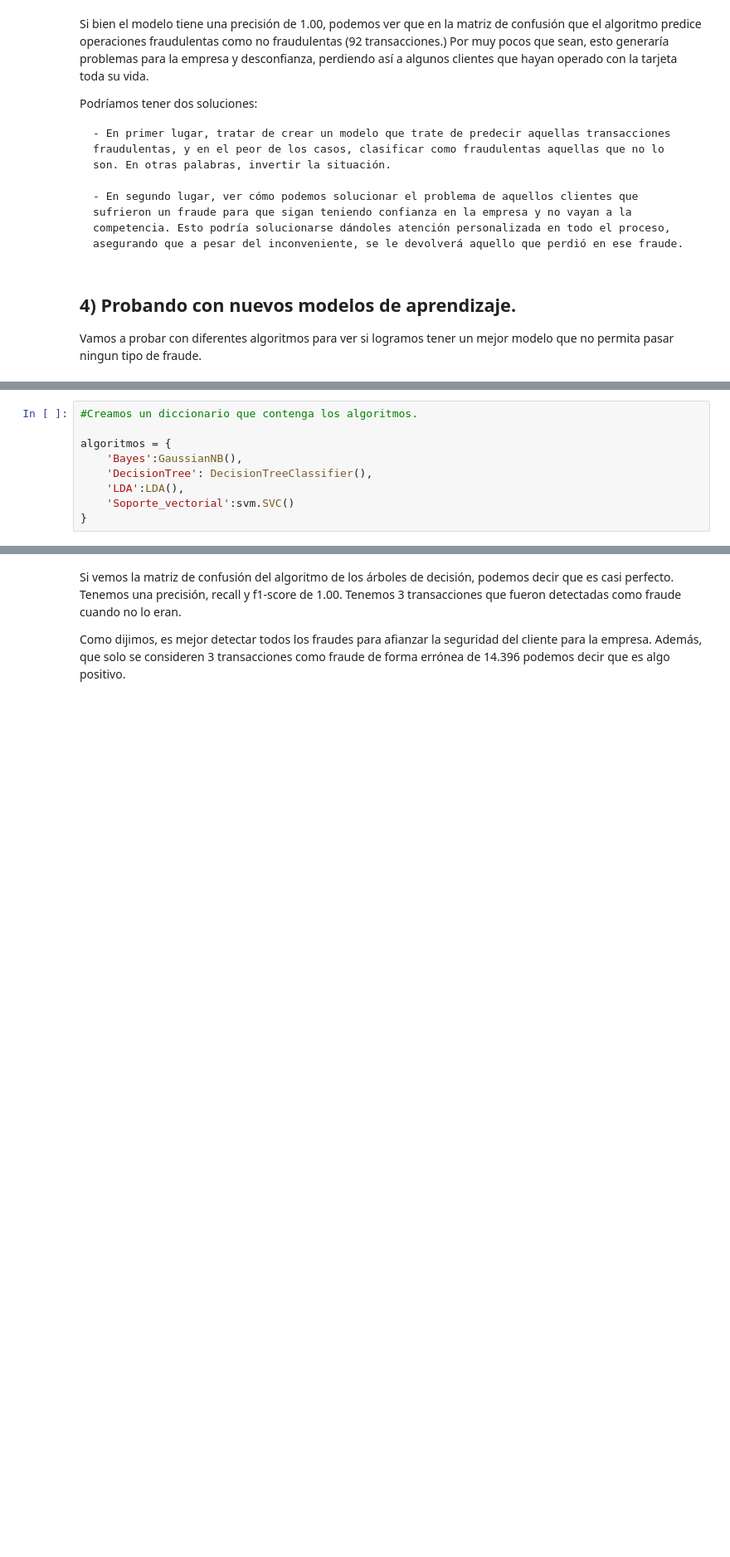
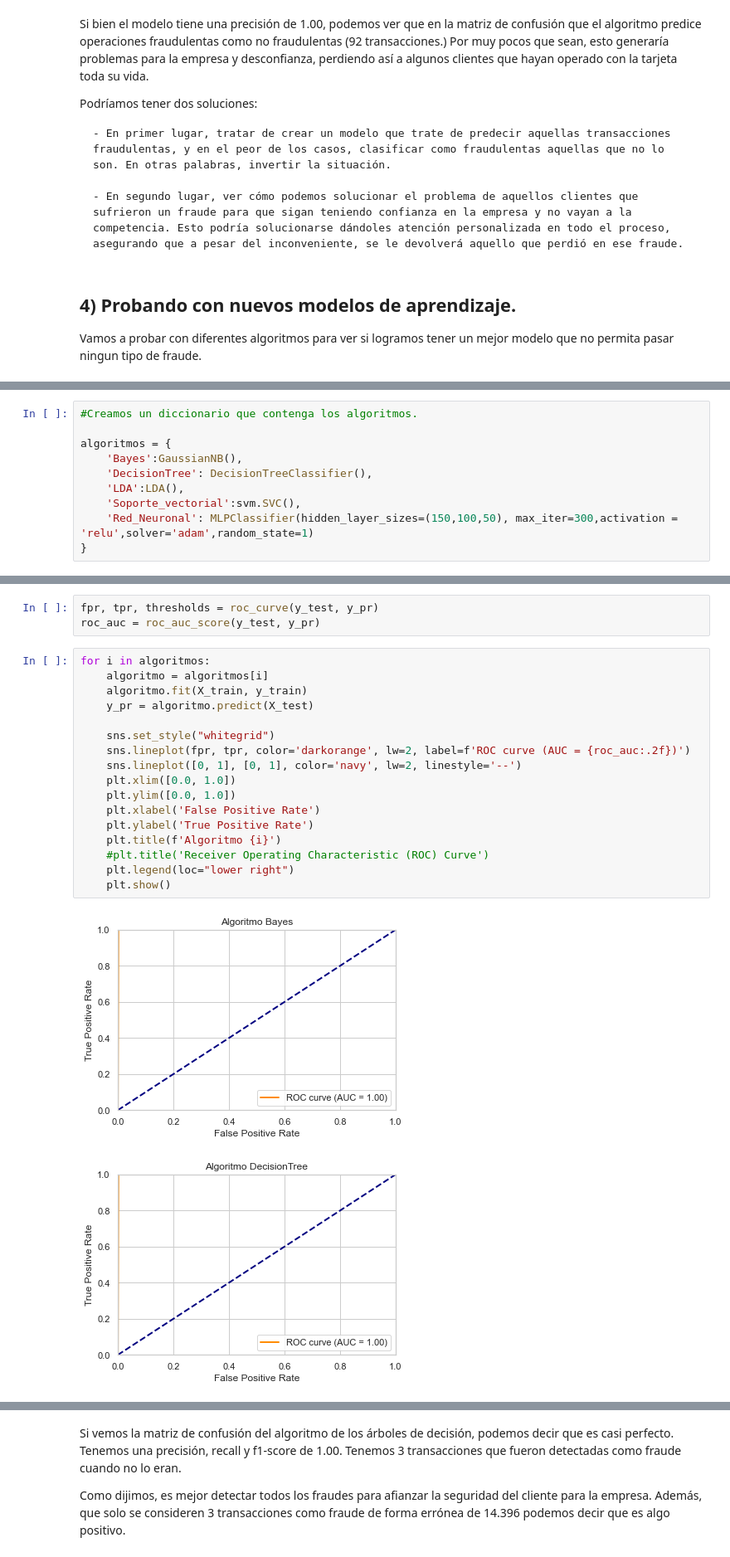
Before and after one commit to FedericoScopelliti/fraude-tarjetas-credito, a Jupyter notebook: fraude tarjetas de credito.ipynb, the cells around one changed output, grey strips where cells are left out. Shown: that part at 83% size. Drawn from its saved outputs; the diff is of its cells as text; blank space fills up the shorter version.

```diff
--- a/fraude tarjetas de credito.ipynb
+++ b/fraude tarjetas de credito.ipynb
@@ -468,7 +470,8 @@ algoritmos = {
     'Bayes':GaussianNB(),
     'DecisionTree': DecisionTreeClassifier(),
     'LDA':LDA(),
-    'Soporte_vectorial':svm.SVC()
+    'Soporte_vectorial':svm.SVC(),
+    'Red_Neuronal': MLPClassifier(hidden_layer_sizes=(150,100,50), max_iter=300,activation = 'relu',solver='adam',random_state=1)
 }
 # %%
 # Los entrenamos en un bucle
@@ -547,0 +566,23 @@ weighted avg       1.00      1.00      1.00     28869
+# %%
+fpr, tpr, thresholds = roc_curve(y_test, y_pr)
+roc_auc = roc_auc_score(y_test, y_pr)
+# %%
+for i in algoritmos:
+    algoritmo = algoritmos[i]
+    algoritmo.fit(X_train, y_train)
+    y_pr = algoritmo.predict(X_test)
+
+    sns.set_style("whitegrid")
+    sns.lineplot(fpr, tpr, color='darkorange', lw=2, label=f'ROC curve (AUC = {roc_auc:.2f})')
+    sns.lineplot([0, 1], [0, 1], color='navy', lw=2, linestyle='--')
+    plt.xlim([0.0, 1.0])
+    plt.ylim([0.0, 1.0])
+    plt.xlabel('False Positive Rate')
+    plt.ylabel('True Positive Rate')
+    plt.title(f'Algoritmo {i}')
+    #plt.title('Receiver Operating Characteristic (ROC) Curve')
+    plt.legend(loc="lower right")
+    plt.show()
+# %% [output]
+[figure, added]
+[figure, added]
```
Also changed, not shown: parts of 10 cells of this notebook.
